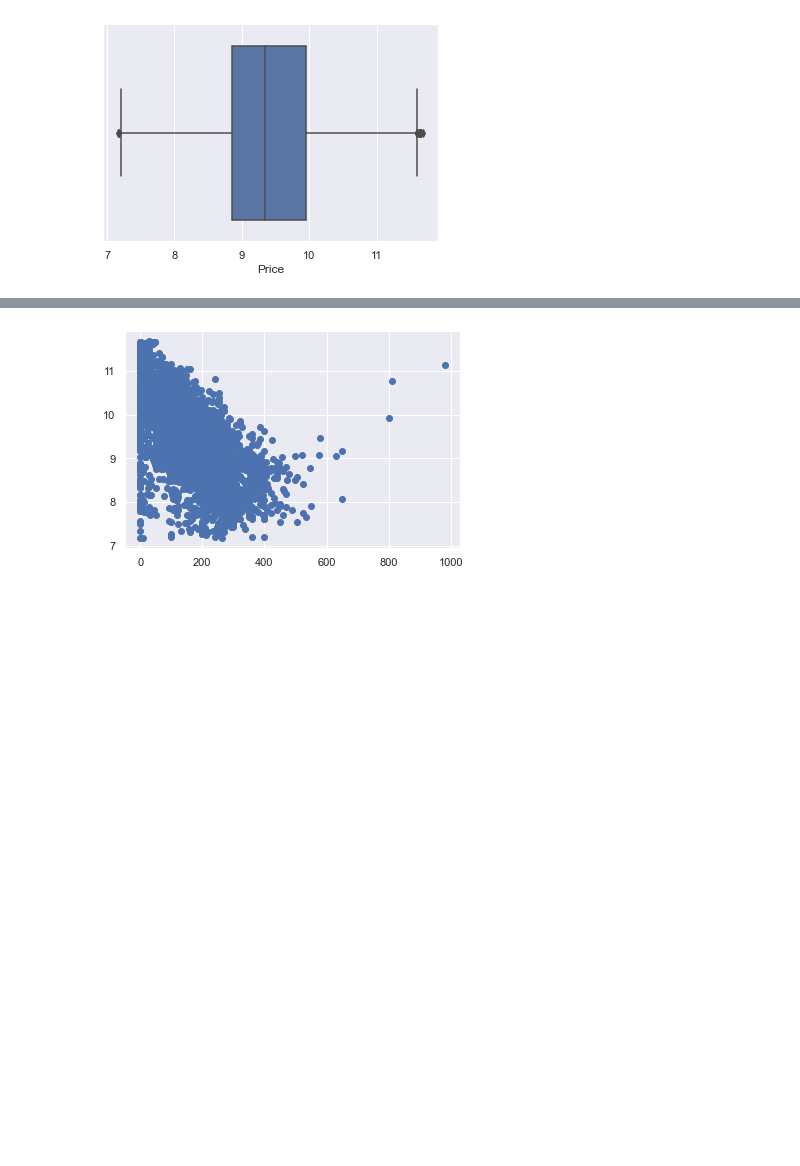
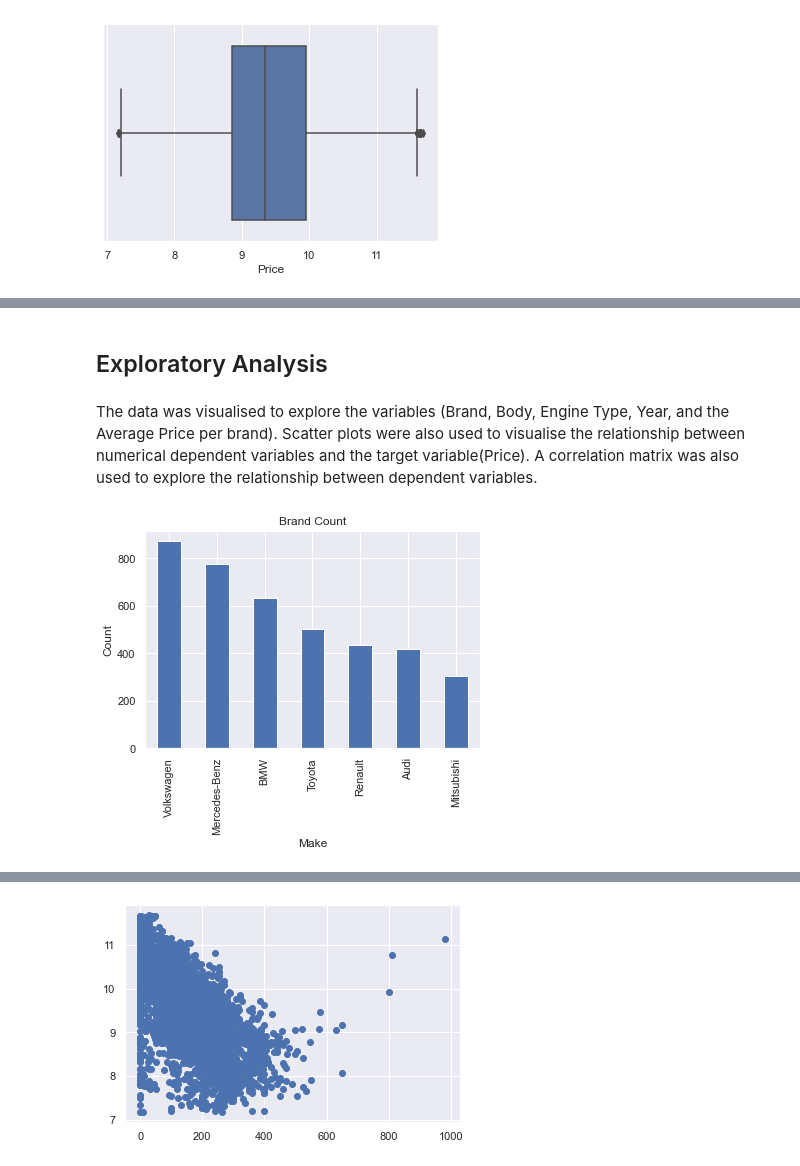
Before and after one commit to dsackey/DataScience, a Jupyter notebook: Used Car Price Prediction/Used Car Price Prediction.ipynb, the cells around one changed output, grey strips where cells are left out. Saved outputs shown, nothing was run; the diff lists cells and outputs as text; code cells hidden in the pictures; blank space fills up the shorter version.

```diff
--- a/Used Car Price Prediction/Used Car Price Prediction.ipynb
+++ b/Used Car Price Prediction/Used Car Price Prediction.ipynb
@@ -192,3 +209,15 @@ clean_data.describe(include = 'all')
 | 50% | NaN | 9.350102 | NaN | 160.000000 | 2.200000 | NaN | NaN | NaN | NaN |
 | 75% | NaN | 9.952278 | NaN | 230.000000 | 3.000000 | NaN | NaN | NaN | NaN |
 | max | NaN | 11.686879 | NaN | 980.000000 | 6.300000 | NaN | NaN | NaN | NaN |
+# %% [markdown]
+## Exploratory Analysis
+# %% [markdown]
+The data was visualised to explore the variables (Brand, Body, Engine Type, Year, and the Average Price per brand). Scatter plots were also used to visualise the relationship between numerical dependent variables and the target variable(Price). A correlation matrix was also used to explore the relationship between dependent variables.
+# %%
+clean_data["Brand"].value_counts().plot(kind = "bar")
+plt.title("Brand Count")
+plt.xlabel("Make")
+plt.ylabel("Count")
+plt.show()
+# %% [output]
+[figure, added]
```
Also changed, not shown: parts of 29 cells of this notebook.
